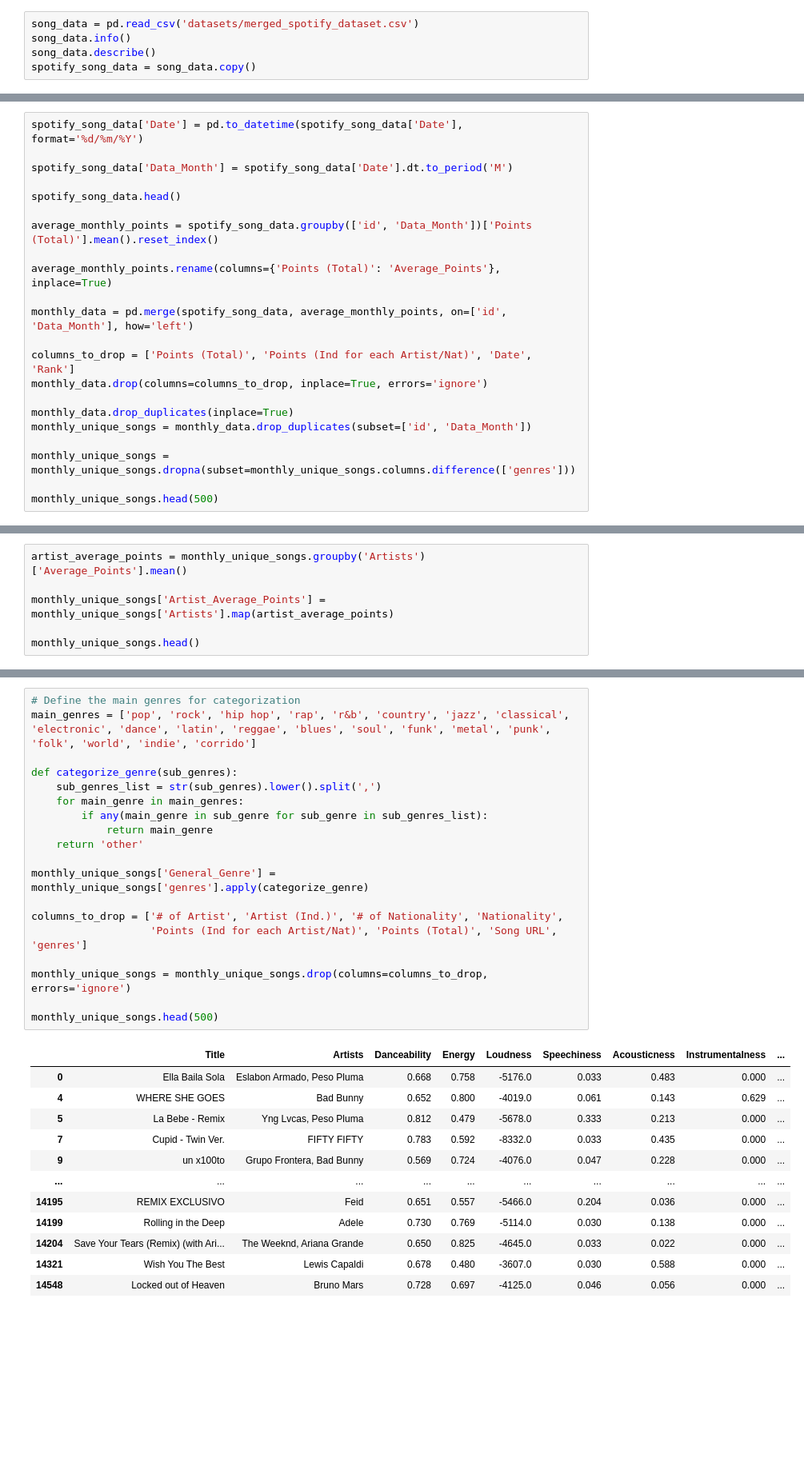
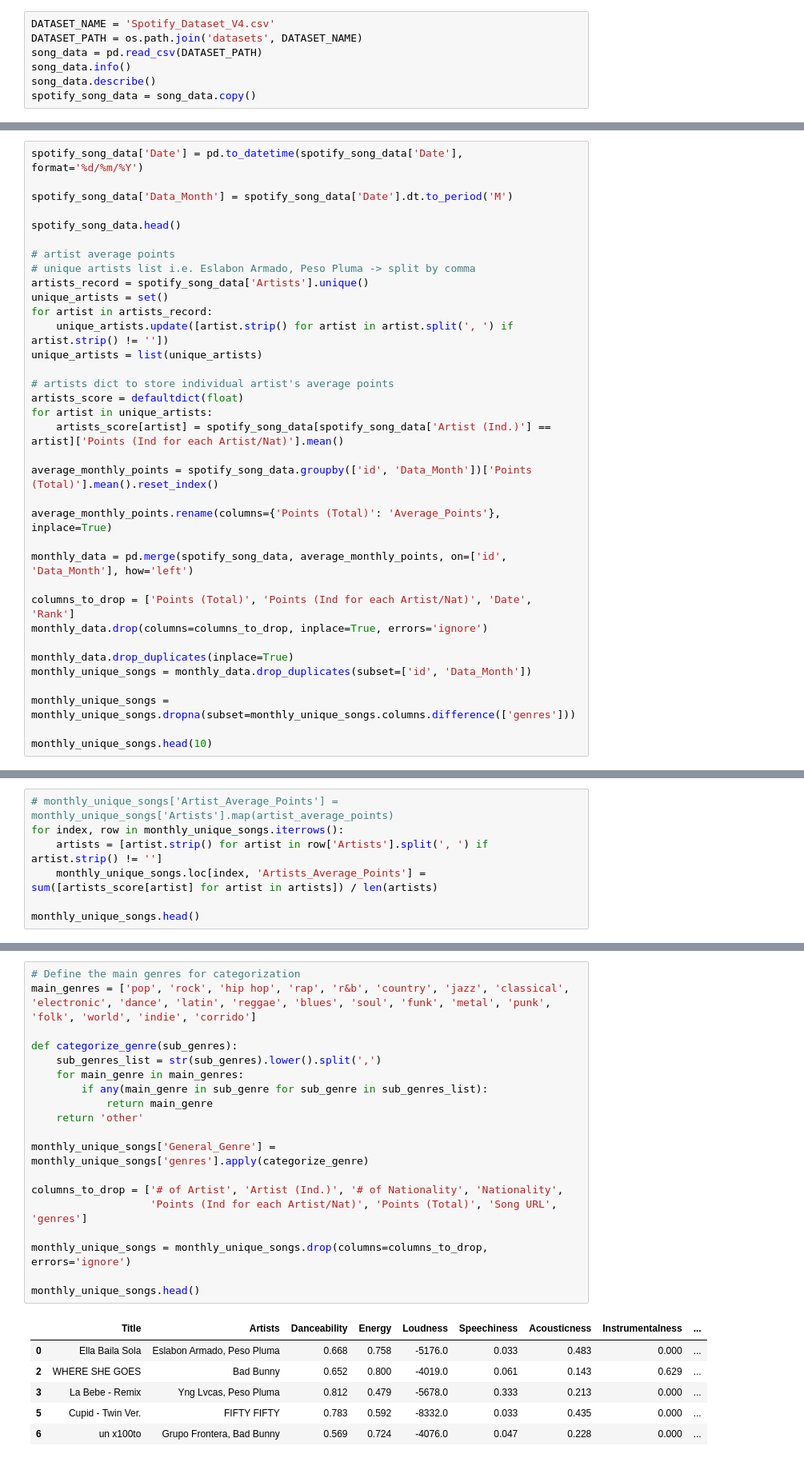
Before and after one commit to Jonathan0516/Spotifypopularityprediction, a Jupyter notebook: popularity.ipynb, the cells around one changed output, grey strips where cells are left out. Shown at 80% size. Saved outputs shown, nothing was run; the diff lists cells and outputs as text; blank space fills up the shorter version.

```diff
--- a/popularity.ipynb
+++ b/popularity.ipynb
@@ -25,6 +26,8 @@ from kneed import KneeLocator
 warnings.filterwarnings("ignore")
 # %%
-song_data = pd.read_csv('datasets/merged_spotify_dataset.csv')
+DATASET_NAME = 'Spotify_Dataset_V4.csv'
+DATASET_PATH = os.path.join('datasets', DATASET_NAME)
+song_data = pd.read_csv(DATASET_PATH)
 song_data.info()
 song_data.describe()
 spotify_song_data = song_data.copy()
@@ -52,6 +55,19 @@ spotify_song_data['Date'] = pd.to_datetime(spotify_song_data['Date'], format='%d
 spotify_song_data['Data_Month'] = spotify_song_data['Date'].dt.to_period('M')
 
 spotify_song_data.head()
+
+# artist average points
+# unique artists list i.e. Eslabon Armado, Peso Pluma -> split by comma
+artists_record = spotify_song_data['Artists'].unique()
+unique_artists = set()
+for artist in artists_record:
+    unique_artists.update([artist.strip() for artist in artist.split(', ') if artist.strip() != ''])
+unique_artists = list(unique_artists)
+
+# artists dict to store individual artist's average points
+artists_score = defaultdict(float)
+for artist in unique_artists:
+    artists_score[artist] = spotify_song_data[spotify_song_data['Artist (Ind.)'] == artist]['Points (Ind for each Artist/Nat)'].mean()
 
 average_monthly_points = spotify_song_data.groupby(['id', 'Data_Month'])['Points (Total)'].mean().reset_index()
 
@@ -67,7 +83,7 @@ monthly_unique_songs = monthly_data.drop_duplicates(subset=['id', 'Data_Month'])
 
 monthly_unique_songs = monthly_unique_songs.dropna(subset=monthly_unique_songs.columns.difference(['genres']))
 
-monthly_unique_songs.head(500)
+monthly_unique_songs.head(10)
 # %% [output]
 |  | Title | Artists | Danceability | Energy | Loudness | Speechiness | Acousticness | Instrumentalness | ... |
 | 0 | Ella Baila Sola | Eslabon Armado, Peso Pluma | 0.668 | 0.758 | -5176.0 | 0.033 | 0.483 | 0.000 | ... |
@@ -85,6 +99,0 @@ monthly_unique_songs.head(500)
-# %%
-artist_average_points = monthly_unique_songs.groupby('Artists')['Average_Points'].mean()
-
-monthly_unique_songs['Artist_Average_Points'] = monthly_unique_songs['Artists'].map(artist_average_points)
-
-monthly_unique_songs.head()
@@ -98,0 +100,7 @@ monthly_unique_songs.head()
+# %%
+# monthly_unique_songs['Artist_Average_Points'] = monthly_unique_songs['Artists'].map(artist_average_points)
+for index, row in monthly_unique_songs.iterrows():
+    artists = [artist.strip() for artist in row['Artists'].split(', ') if artist.strip() != '']
+    monthly_unique_songs.loc[index, 'Artists_Average_Points'] = sum([artists_score[artist] for artist in artists]) / len(artists)
+
+monthly_unique_songs.head()
@@ -99,32 +115,26 @@ monthly_unique_songs.head()
 # %%
 # Define the main genres for categorization
 main_genres = ['pop', 'rock', 'hip hop', 'rap', 'r&b', 'country', 'jazz', 'classical', 'electronic', 'dance', 'latin', 'reggae', 'blues', 'soul', 'funk', 'metal', 'punk', 'folk', 'world', 'indie', 'corrido']
 
 def categorize_genre(sub_genres):
     sub_genres_list = str(sub_genres).lower().split(',')
     for main_genre in main_genres:
         if any(main_genre in sub_genre for sub_genre in sub_genres_list):
             return main_genre
     return 'other'
 
 monthly_unique_songs['General_Genre'] = monthly_unique_songs['genres'].apply(categorize_genre)
 
 columns_to_drop = ['# of Artist', 'Artist (Ind.)', '# of Nationality', 'Nationality',
                    'Points (Ind for each Artist/Nat)', 'Points (Total)', 'Song URL', 'genres']
 
 monthly_unique_songs = monthly_unique_songs.drop(columns=columns_to_drop, errors='ignore')
 
-monthly_unique_songs.head(500)
+monthly_unique_songs.head()
 # %% [output]
 |  | Title | Artists | Danceability | Energy | Loudness | Speechiness | Acousticness | Instrumentalness | ... |
 | 0 | Ella Baila Sola | Eslabon Armado, Peso Pluma | 0.668 | 0.758 | -5176.0 | 0.033 | 0.483 | 0.000 | ... |
-| 4 | WHERE SHE GOES | Bad Bunny | 0.652 | 0.800 | -4019.0 | 0.061 | 0.143 | 0.629 | ... |
-| 5 | La Bebe - Remix | Yng Lvcas, Peso Pluma | 0.812 | 0.479 | -5678.0 | 0.333 | 0.213 | 0.000 | ... |
-| 7 | Cupid - Twin Ver. | FIFTY FIFTY | 0.783 | 0.592 | -8332.0 | 0.033 | 0.435 | 0.000 | ... |
-| 9 | un x100to | Grupo Frontera, Bad Bunny | 0.569 | 0.724 | -4076.0 | 0.047 | 0.228 | 0.000 | ... |
-| ... | ... | ... | ... | ... | ... | ... | ... | ... | ... |
-| 14195 | REMIX EXCLUSIVO | Feid | 0.651 | 0.557 | -5466.0 | 0.204 | 0.036 | 0.000 | ... |
-| 14199 | Rolling in the Deep | Adele | 0.730 | 0.769 | -5114.0 | 0.030 | 0.138 | 0.000 | ... |
-| 14204 | Save Your Tears (Remix) (with Ari... | The Weeknd, Ariana Grande | 0.650 | 0.825 | -4645.0 | 0.033 | 0.022 | 0.000 | ... |
-| 14321 | Wish You The Best | Lewis Capaldi | 0.678 | 0.480 | -3607.0 | 0.030 | 0.588 | 0.000 | ... |
-| 14548 | Locked out of Heaven | Bruno Mars | 0.728 | 0.697 | -4125.0 | 0.046 | 0.056 | 0.000 | ... |
+| 2 | WHERE SHE GOES | Bad Bunny | 0.652 | 0.800 | -4019.0 | 0.061 | 0.143 | 0.629 | ... |
+| 3 | La Bebe - Remix | Yng Lvcas, Peso Pluma | 0.812 | 0.479 | -5678.0 | 0.333 | 0.213 | 0.000 | ... |
+| 5 | Cupid - Twin Ver. | FIFTY FIFTY | 0.783 | 0.592 | -8332.0 | 0.033 | 0.435 | 0.000 | ... |
+| 6 | un x100to | Grupo Frontera, Bad Bunny | 0.569 | 0.724 | -4076.0 | 0.047 | 0.228 | 0.000 | ... |
```
Also changed, not shown: parts of 22 cells of this notebook, 1 other file.
